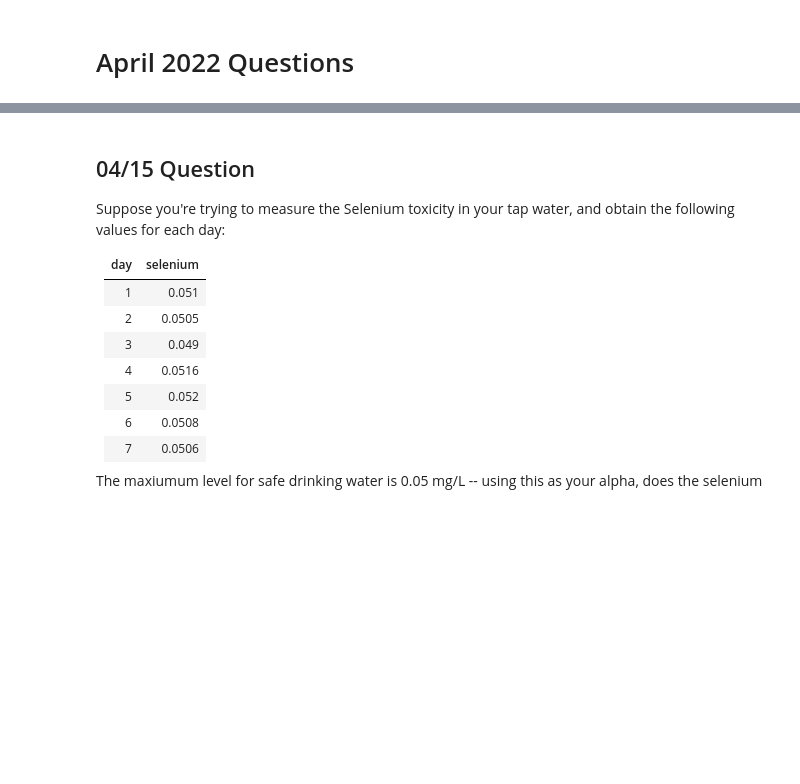
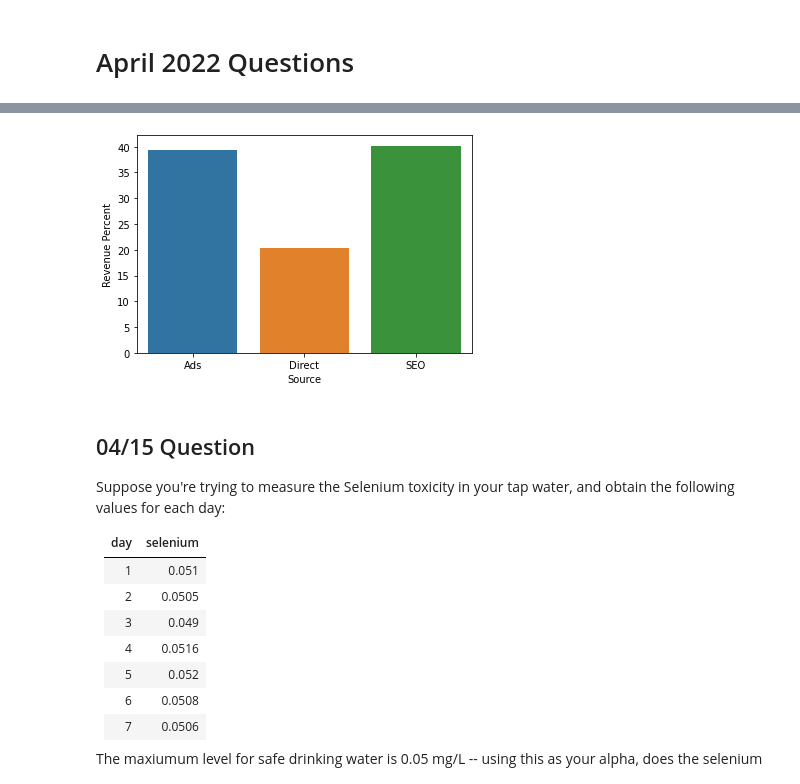
Before and after one commit to akstl1/InterviewQs-Data-Science-Questions, a Jupyter notebook: 2022.04 Interview Qs.ipynb, the cells around one changed output, grey strips where cells are left out. Saved outputs shown, nothing was run; the diff lists cells and outputs as text; code cells hidden in the pictures; blank space fills up the shorter version.

```diff
--- a/2022.04 Interview Qs.ipynb
+++ b/2022.04 Interview Qs.ipynb
@@ -2,0 +24,3 @@
+# %%
+# import data
+data_2022_04_18 = pd.read_csv("./Data/2022.04.18_data.csv")
@@ -2,0 +37,3 @@
+# %%
+# calc total revenue
+total_revenue = sum(data_2022_04_18['purchase_value'])
@@ -2,0 +42,3 @@
+# %%
+# group data by source, aggregate the revenue column
+data_2022_04_18_grouped = data_2022_04_18.groupby('source').agg({'purchase_value':['sum']})
@@ -2,0 +52,4 @@
+# %%
+# re-calc purchase_value column so it represents a % value, and reset index
+data_2022_04_18_grouped['purchase_value'] = 100*data_2022_04_18_grouped['purchase_value']/total_revenue
+data_2022_04_18_grouped.reset_index(inplace=True)
@@ -3,3 +62,10 @@
+# %%
+# plot data using seaborn
+ax=(sns.barplot(data=data_2022_04_18_grouped,x='source',y=data_2022_04_18_grouped['purchase_value']['sum']))
+ax.set(xlabel='Source', ylabel='Revenue Percent')
+plt.show()
+# %% [output]
+[figure, added]
 # %% [markdown]
 ## 04/15 Question
 
```
Also changed, not shown: parts of 6 cells of this notebook.
